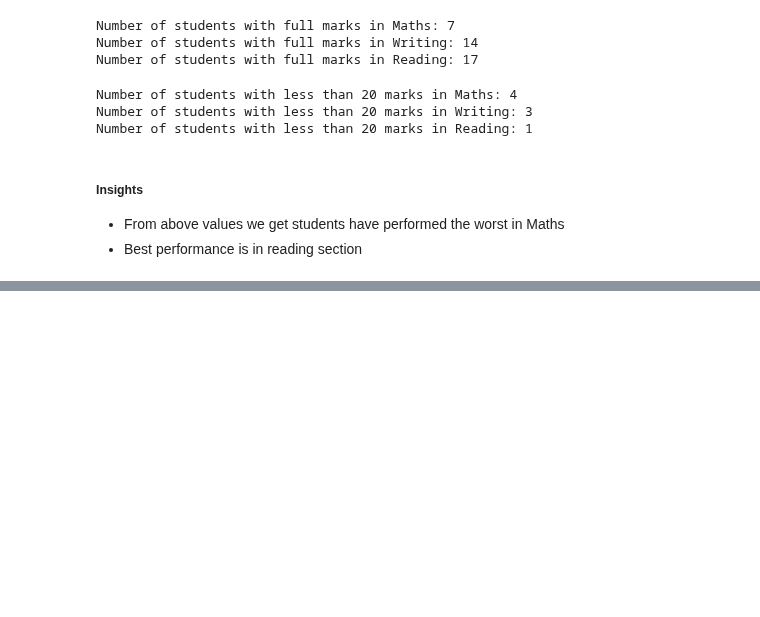
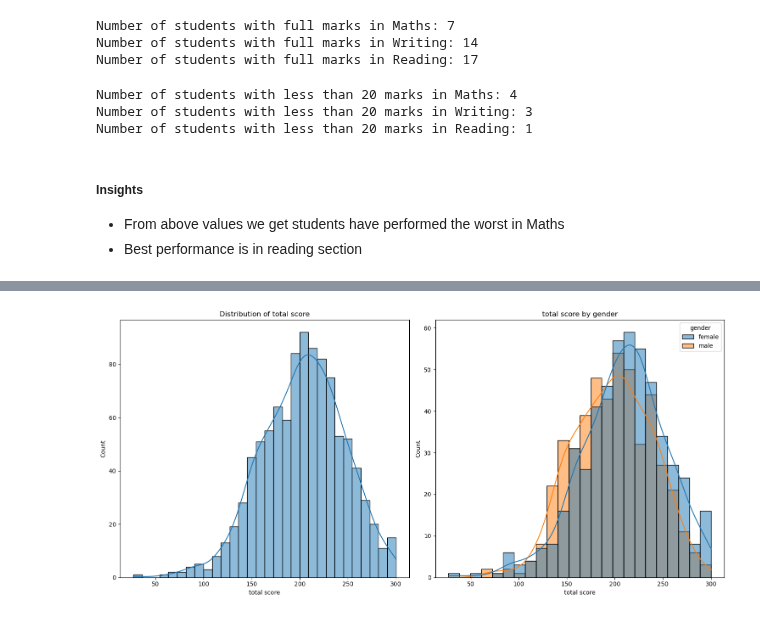
Before and after one commit to sreeman-11021996/Student-Performance-Indicator_-End-to-End-_project_2026_feb, a Jupyter notebook: notebook/1 . EDA STUDENT PERFORMANCE .ipynb, the cells around one changed output, grey strips where cells are left out. Drawn from its saved outputs; the diff is of its cells as text; code cells hidden in the pictures; blank space fills up the shorter version.

```diff
--- a/notebook/1 . EDA STUDENT PERFORMANCE .ipynb
+++ b/notebook/1 . EDA STUDENT PERFORMANCE .ipynb
@@ -300,0 +391,5 @@ Number of students with less than 20 marks in Reading: 1
+# %%
+# plot of total score distribution, total score by gender distribution
+visualization.plot_histograms(column='total score',hue='gender')
+# %% [output]
+[figure, added]
```
Also changed, not shown: parts of 31 cells of this notebook.
